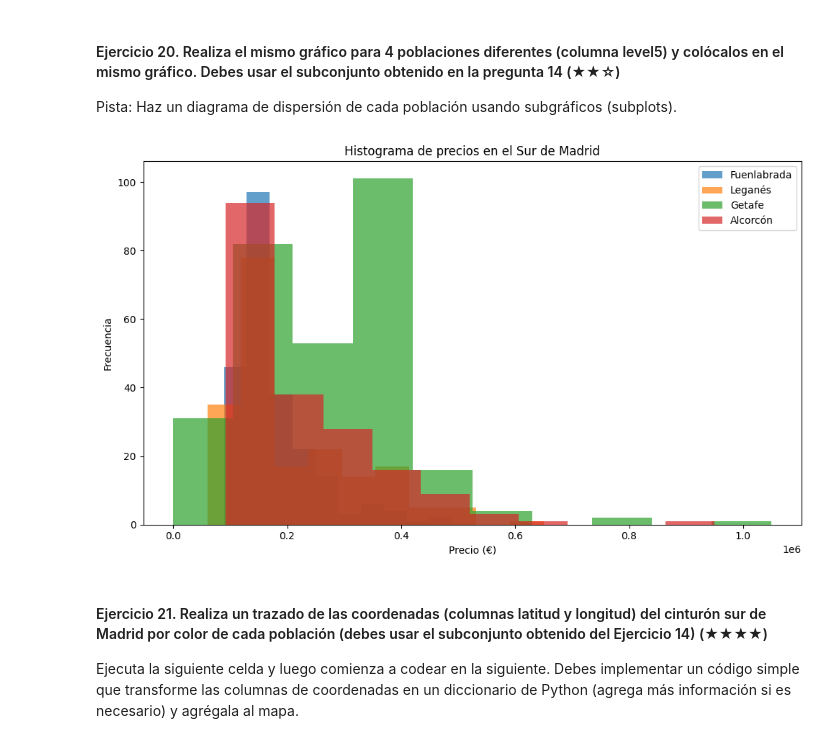
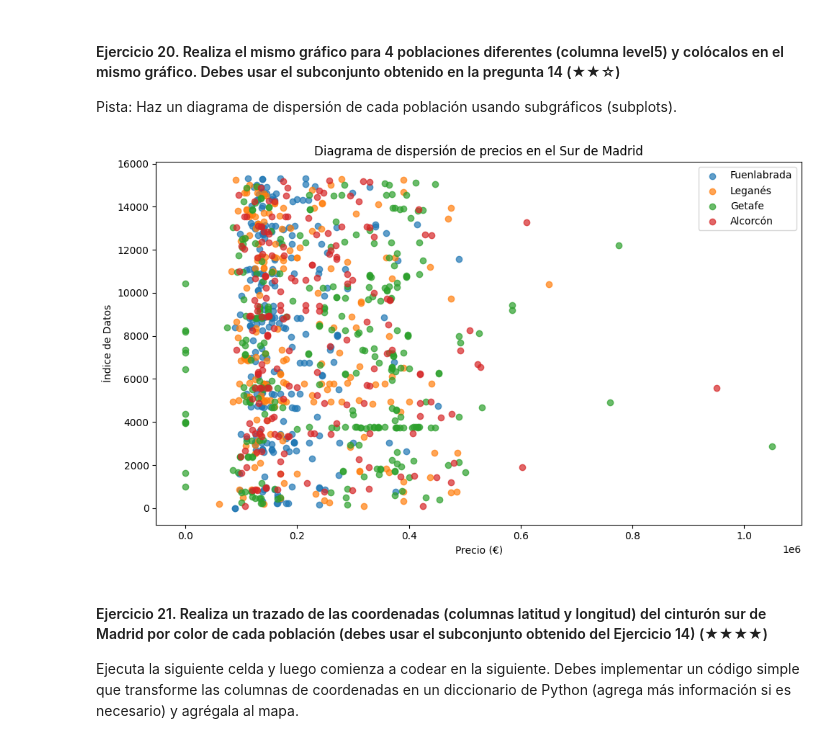
Before and after one commit to AnderTxuCode/anderbermudo-realestate-datacleanup-exercise, a Jupyter notebook: project.es.ipynb, the cells around one changed output. Saved outputs shown, nothing was run; the diff lists cells and outputs as text; code cells hidden in the pictures.

```diff
--- a/project.es.ipynb
+++ b/project.es.ipynb
@@ -330,21 +287,9 @@ La media de baños de la zona del sur de Madrid es de: 1.633221850613155 y la va
 
 Imprime tanto la dirección como el precio de la casa seleccionada de cada población. Puedes imprimir un DataFrame o una sola línea para cada población.
 # %%
-ciudades = ["Fuenlabrada", "Leganés", "Getafe", "Alcorcón"]
-casas_mas_caras = {}
+indice_max_precio = sur.groupby('level5')['price'].idxmax()
+casas_mas_caras_df = sur.loc[indice_max_precio]
 
-for ciudad in ciudades:
-    casas_ciudad = sur[sur['level5'] == ciudad]
-    precio_maximo = casas_ciudad['price'].max()
-
-    casa_mas_cara = casas_ciudad[casas_ciudad['price'] == precio_maximo]
-    casas_mas_caras[ciudad] = casa_mas_cara
-
-for ciudad, casa in casas_mas_caras.items():
-    print(f"La casa más cara en {ciudad}:")
-    print(casa)
-
-indice_max_precio = sur.groupby('level5')['price'].idxmax()
-
-casas_mas_caras_df = sur.loc[indice_max_precio]
+for row in casas_mas_caras_df.itertuples():
+    print("Casa más cara de " +str(row.level5) + ": " + str(row.address) + " con el precio: "+str(row.price))
 # %% [output]
@@ -432,18 +364,19 @@ Pista: Haz un diagrama de dispersión de cada población usando subgráficos (su
 # %%
 plt.figure(figsize=(10, 6))
 
 ciudades = ["Fuenlabrada", "Leganés", "Getafe", "Alcorcón"]
 for ciudad in ciudades:
-    plt.hist(sur[sur['level5'] == ciudad]['price'], alpha=0.7, label=ciudad)
+    datos_ciudad = sur[sur['level5'] == ciudad]
+    plt.scatter(datos_ciudad['price'], datos_ciudad.index, alpha=0.7, label=ciudad)
 
-plt.title('Histograma de precios en el Sur de Madrid')
+plt.title('Diagrama de dispersión de precios en el Sur de Madrid')
 plt.xlabel('Precio (€)')
-plt.ylabel('Frecuencia')
+plt.ylabel('Índice de Datos')
 plt.legend()
 plt.tight_layout()
 plt.show()
 # %% [output]
-[figure, old version]
+[figure, new version]
 # %% [markdown]
 #### Ejercicio 21. Realiza un trazado de las coordenadas (columnas latitud y longitud) del cinturón sur de Madrid por color de cada población (debes usar el subconjunto obtenido del Ejercicio 14) (★★★★)
 
```
Also changed, not shown: parts of 15 cells of this notebook.
